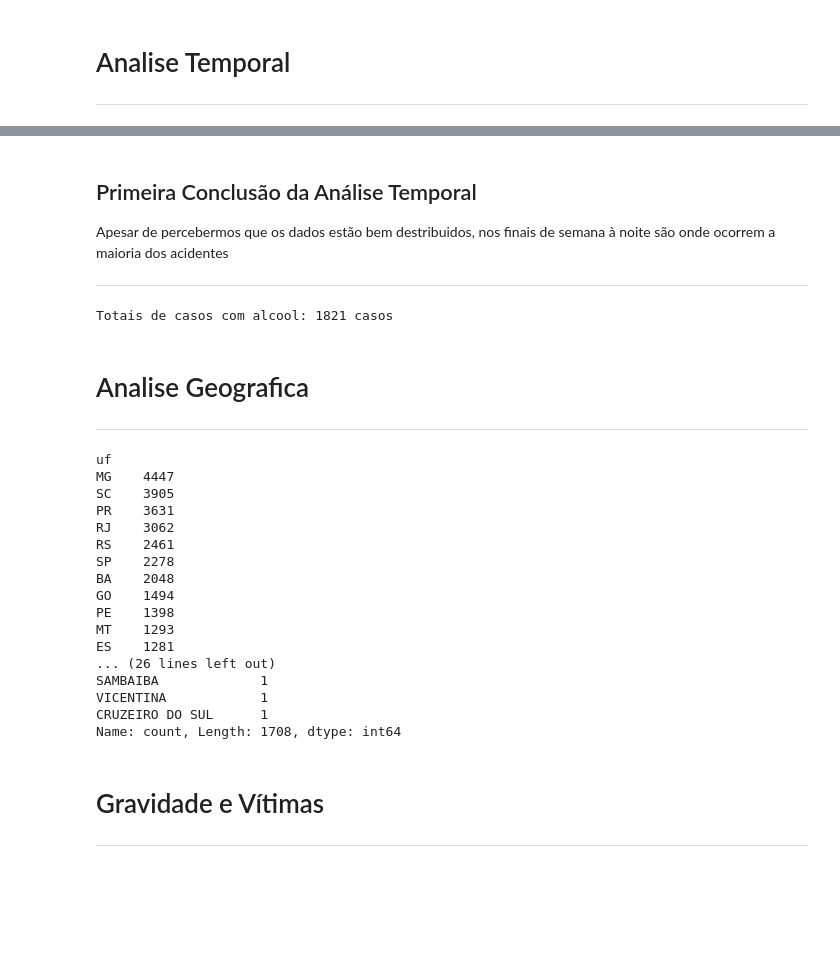
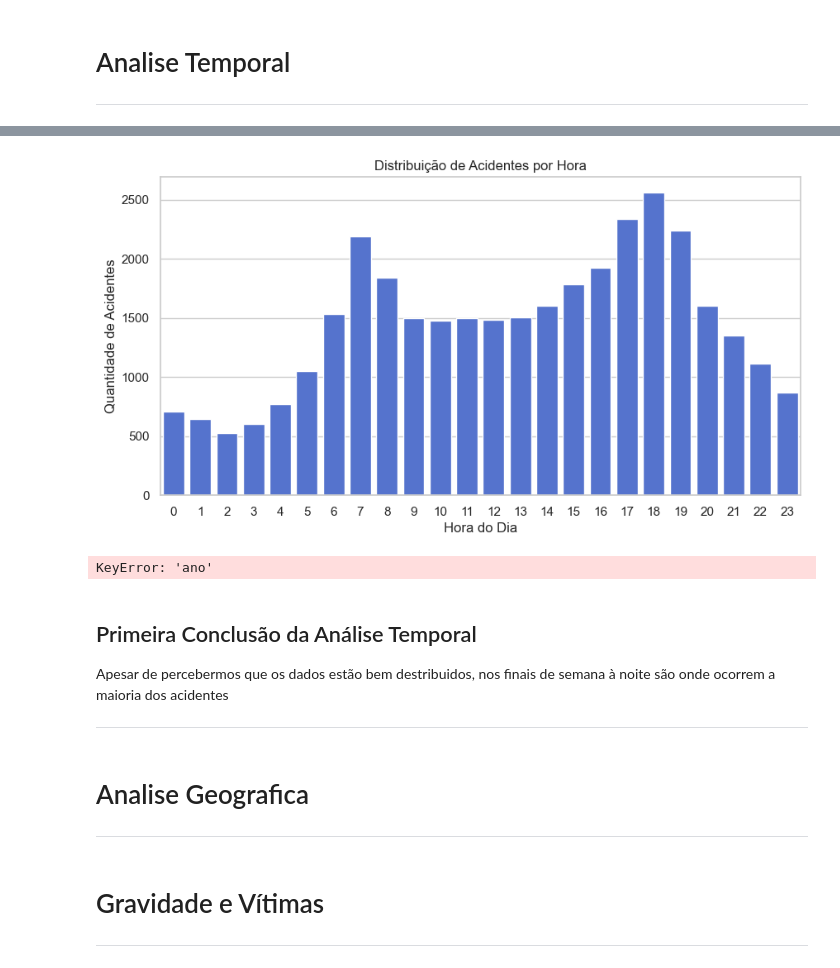
Before and after one commit to henriquesantos007/Trabalho-ICD-2025.1, a Jupyter notebook: projeto.ipynb, the cells around one changed output, grey strips where cells are left out. Cells and saved outputs as stored; diff of their text form; code cells hidden in the pictures; blank space fills up the shorter version.

```diff
--- a/projeto.ipynb
+++ b/projeto.ipynb
@@ -135,43 +187,44 @@ print(dias_horas.sort_values('total_acidentes', ascending=False).head(10))
+# %%
+# Acidentes por hora do dia
+plt.figure(figsize=(10,5))
+sns.countplot(data=tabela2025, x='hora', color='royalblue')
+plt.title('Distribuição de Acidentes por Hora')
+plt.ylabel('Quantidade de Acidentes')
+plt.xlabel('Hora do Dia')
+plt.show()
+# %% [output]
+[figure, added]
+# %%
+# Evolução ao longo dos anos (linha)
+evolucao = tabela2020_2025.groupby('ano').size().reset_index(name='acidentes')
+plt.figure(figsize=(10,5))
+sns.lineplot(data=evolucao, x='ano', y='acidentes', marker='o')
+plt.title('Evolução Anual de Acidentes')
+plt.ylabel('Quantidade')
+plt.xlabel('Ano')
+plt.show()
+# %% [output]
+KeyError: 'ano'
 # %% [markdown]
 ## Primeira Conclusão da Análise Temporal
 Apesar de percebermos que os dados estão bem destribuidos, nos finais de semana à noite são onde ocorrem a maioria dos acidentes
 
 ---
 # %%
-alcool = tabela[tabela['causa_acidente'] == 'Ingestão de álcool pelo condutor']
+alcool = tabela2025[tabela2025['causa_acidente'] == 'Ingestão de álcool pelo condutor']
 #display(alcool)
 
 print(f"Totais de casos com alcool: {alcool.shape[0]} casos")
-# %% [output]
-Totais de casos com alcool: 1821 casos
 # %% [markdown]
 # Analise Geografica
 ---
 # %%
 # Locais de Principais Ocorrências de Acidentes
 # Acidentes por UF (estado)
-print(tabela['uf'].value_counts())
+print(tabela2025['uf'].value_counts())
 
 # Acidentes por município
-print(tabela['municipio'].value_counts())
+print(tabela2025['municipio'].value_counts())
-# %% [output]
-uf
-MG    4447
-SC    3905
-PR    3631
-RJ    3062
-RS    2461
-SP    2278
-BA    2048
-GO    1494
-PE    1398
-MT    1293
-ES    1281
-... (26 lines left out)
-SAMBAIBA             1
-VICENTINA            1
-CRUZEIRO DO SUL      1
-Name: count, Length: 1708, dtype: int64
 # %% [markdown]
 # Gravidade e Vítimas
 ---
```
Also changed, not shown: parts of 10 cells of this notebook, 5 other files.
